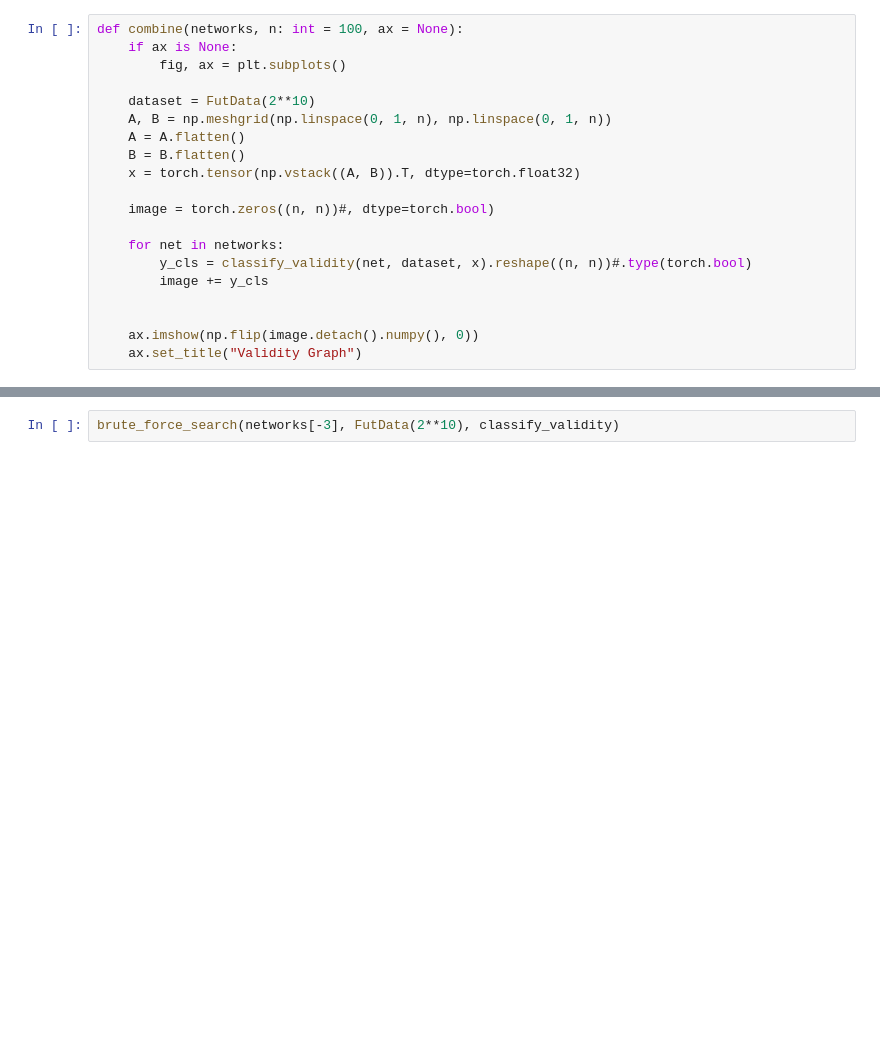
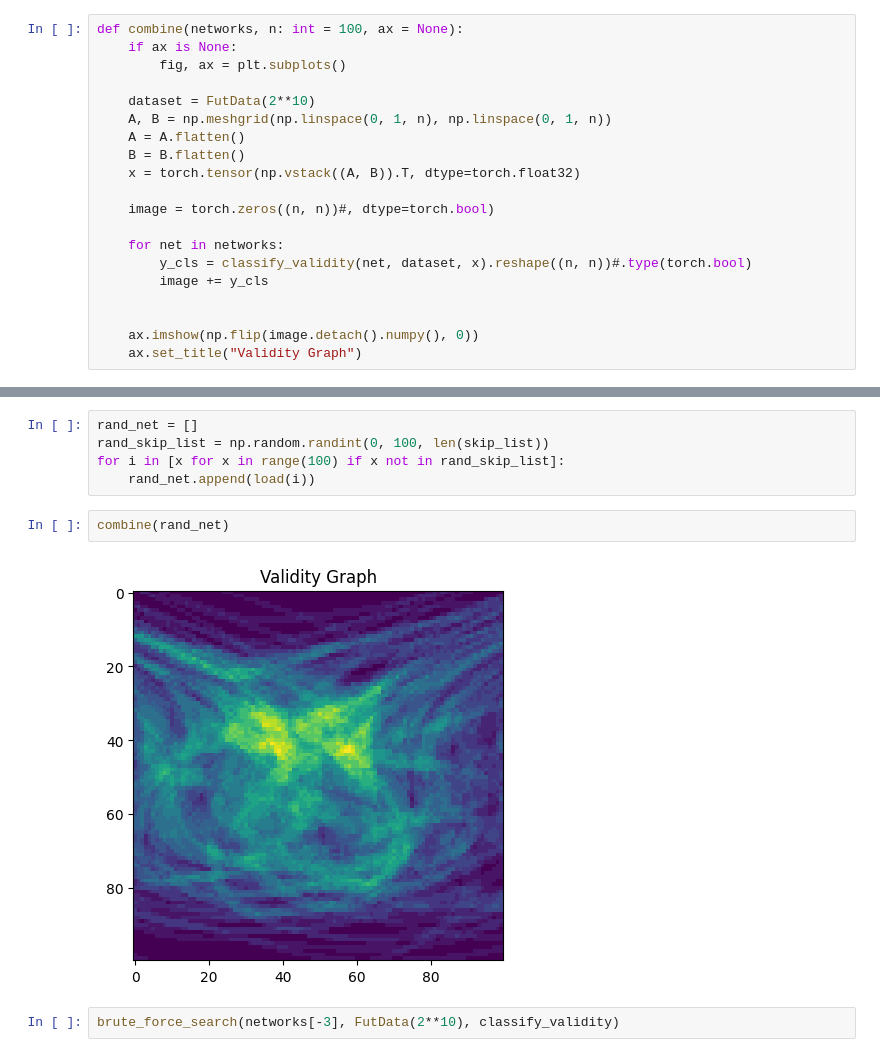
Before and after one commit to toazbenj/racing_sembas, a Jupyter notebook: examples/exploring_bnn_perf/test.ipynb, the cells around one changed output, grey strips where cells are left out. Cells and saved outputs as stored; diff of their text form; blank space fills up the shorter version.

Commit message:
Added random-sembas validity comp.

```diff
--- a/examples/exploring_bnn_perf/test.ipynb
+++ b/examples/exploring_bnn_perf/test.ipynb
@@ -44,3 +56,12 @@ combine(networks)
+# %%
+rand_net = []
+rand_skip_list = np.random.randint(0, 100, len(skip_list))
+for i in [x for x in range(100) if x not in rand_skip_list]:
+    rand_net.append(load(i))
+# %%
+combine(rand_net)
+# %% [output]
+[figure, added]
 # %%
 brute_force_search(networks[-3], FutData(2**10), classify_validity)
 # %% [output]
```
Also changed, not shown: parts of 5 cells of this notebook.
